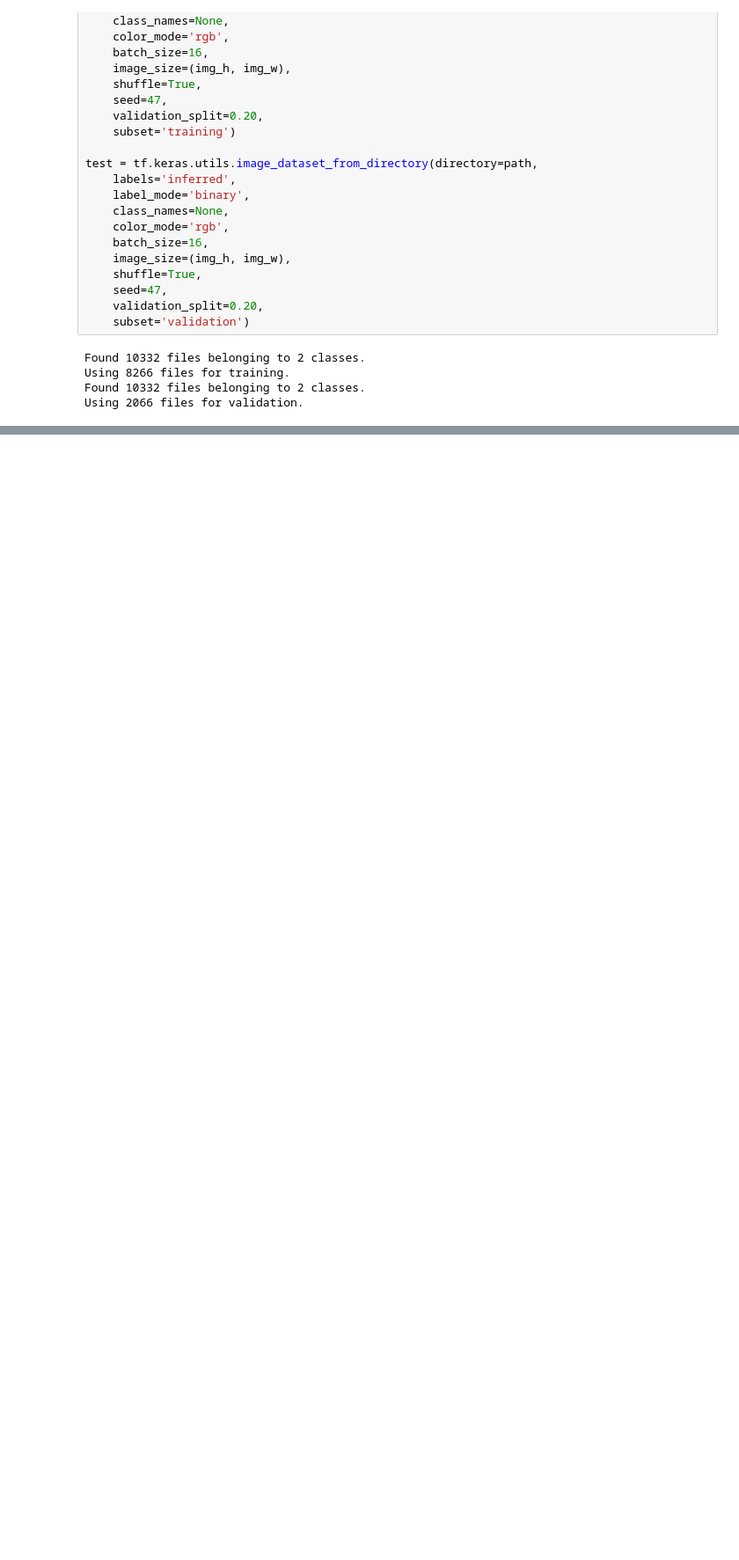
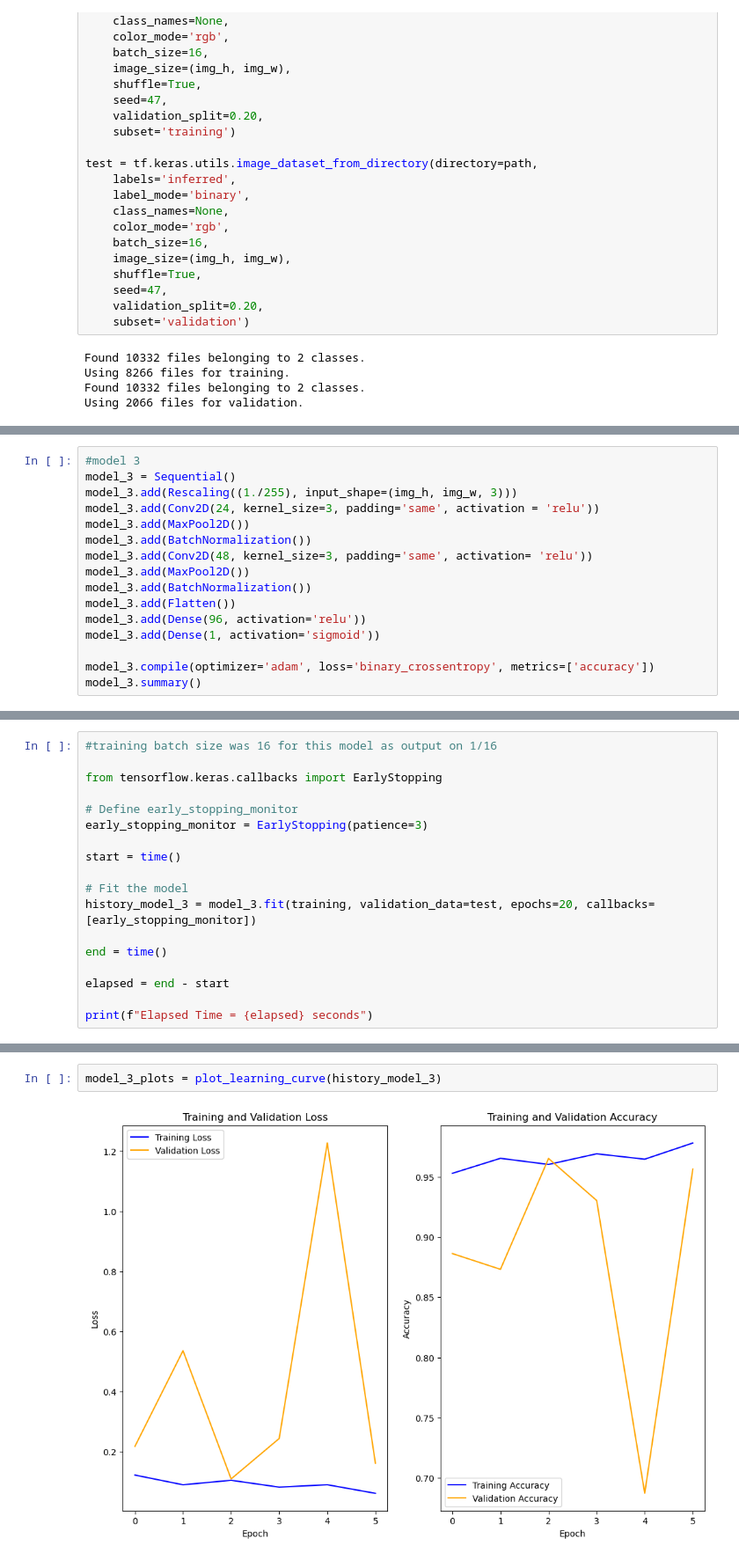
Before and after one commit to ehardwick2/Satellite_Image_Classification, a Jupyter notebook: data_preparation.ipynb, the cells around one changed output, grey strips where cells are left out. Shown at 88% size. Saved outputs shown, nothing was run; the diff lists cells and outputs as text; blank space fills up the shorter version.

```diff
--- a/data_preparation.ipynb
+++ b/data_preparation.ipynb
@@ -70,0 +218,16 @@ ValueError: This model has not yet been built. Build the model first by calling
+# %%
+#model 3
+model_3 = Sequential()
+model_3.add(Rescaling((1./255), input_shape=(img_h, img_w, 3)))
+model_3.add(Conv2D(24, kernel_size=3, padding='same', activation = 'relu'))
+model_3.add(MaxPool2D())
+model_3.add(BatchNormalization())
+model_3.add(Conv2D(48, kernel_size=3, padding='same', activation= 'relu'))
+model_3.add(MaxPool2D())
+model_3.add(BatchNormalization())
+model_3.add(Flatten())
+model_3.add(Dense(96, activation='relu'))
+model_3.add(Dense(1, activation='sigmoid'))
+
+model_3.compile(optimizer='adam', loss='binary_crossentropy', metrics=['accuracy'])
+model_3.summary()
@@ -70,0 +252,18 @@ ValueError: This model has not yet been built. Build the model first by calling
+# %%
+#training batch size was 16 for this model as output on 1/16
+
+from tensorflow.keras.callbacks import EarlyStopping
+
+# Define early_stopping_monitor
+early_stopping_monitor = EarlyStopping(patience=3)
+
+start = time()
+
+# Fit the model
+history_model_3 = model_3.fit(training, validation_data=test, epochs=20, callbacks=[early_stopping_monitor])
+
+end = time()
+
+elapsed = end - start
+
+print(f"Elapsed Time = {elapsed} seconds")
@@ -70,0 +286,4 @@ ValueError: This model has not yet been built. Build the model first by calling
+# %%
+model_3_plots = plot_learning_curve(history_model_3)
+# %% [output]
+[figure, added]
```
Also changed, not shown: parts of 28 cells of this notebook.
